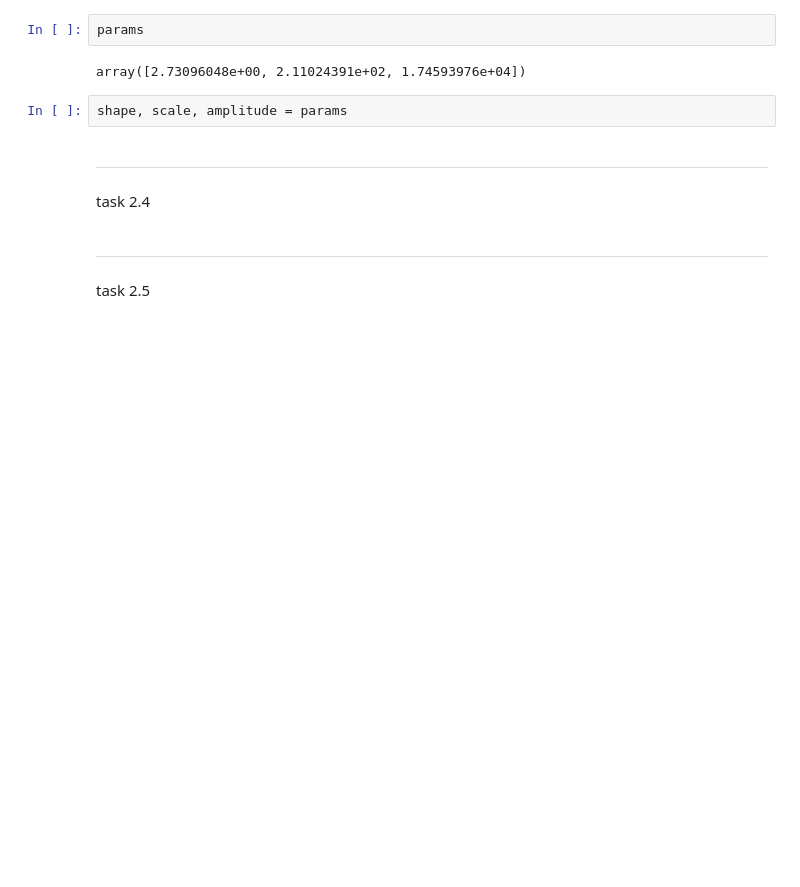
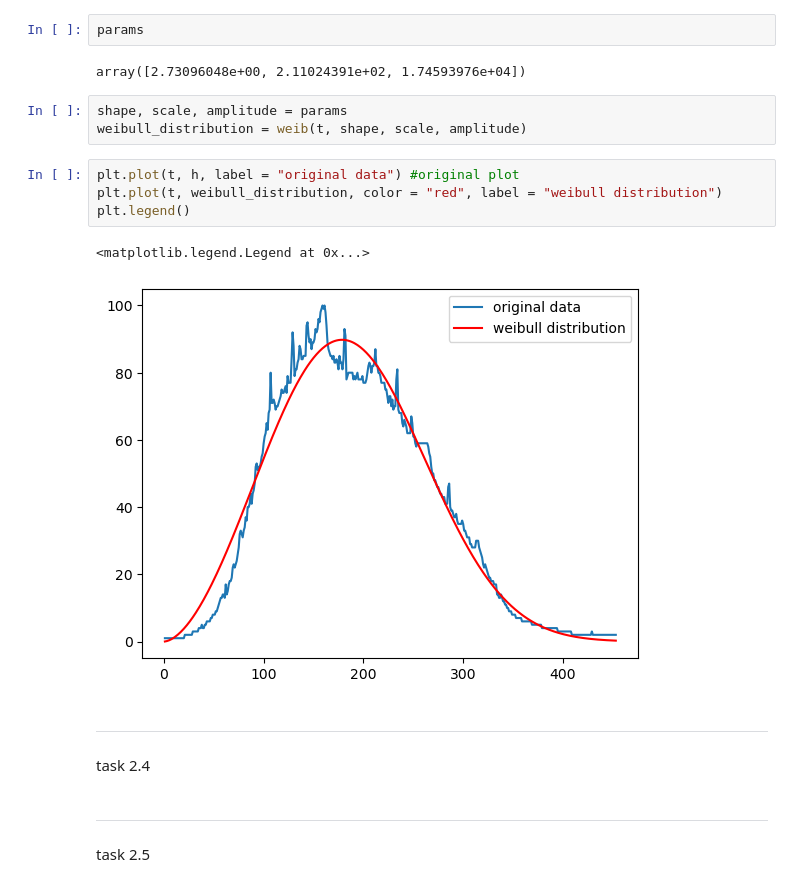
Before and after one commit to FreddieHorn/PoML, a Jupyter notebook: sheet02/PoML_Sheet02.ipynb, the cells around one changed output. Drawn from its saved outputs; the diff is of its cells as text; blank space fills up the shorter version.

```diff
--- a/sheet02/PoML_Sheet02.ipynb
+++ b/sheet02/PoML_Sheet02.ipynb
@@ -111,6 +114,14 @@ params
 array([2.73096048e+00, 2.11024391e+02, 1.74593976e+04])
 # %%
 shape, scale, amplitude = params
+weibull_distribution = weib(t, shape, scale, amplitude)
+# %%
+plt.plot(t, h, label = "original data") #original plot
+plt.plot(t, weibull_distribution, color = "red", label = "weibull distribution")
+plt.legend()
+# %% [output]
+<matplotlib.legend.Legend at 0x...>
+[figure, added]
 # %% [markdown]
 ---
 task 2.4
```
Also changed, not shown: parts of 5 cells of this notebook.
